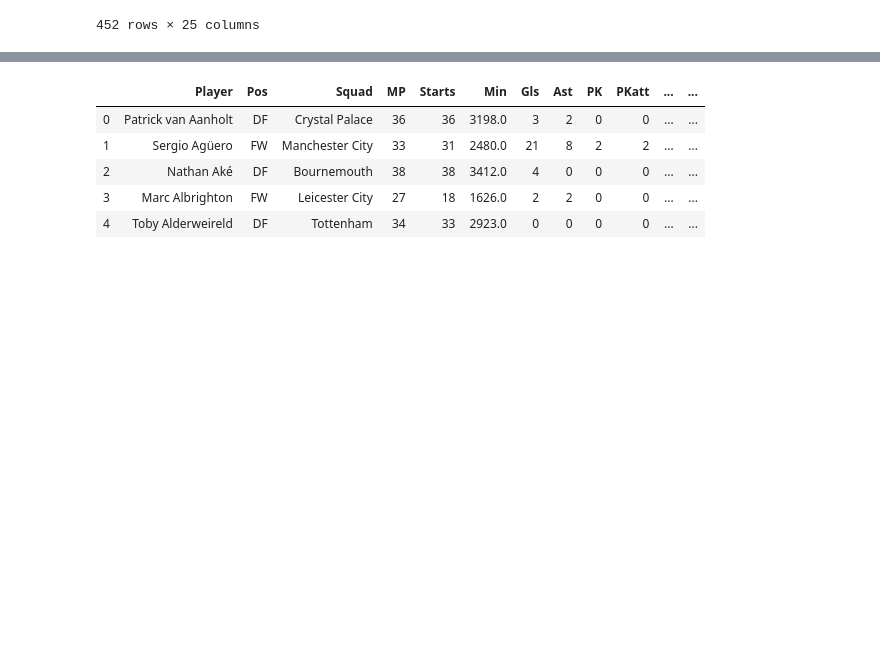
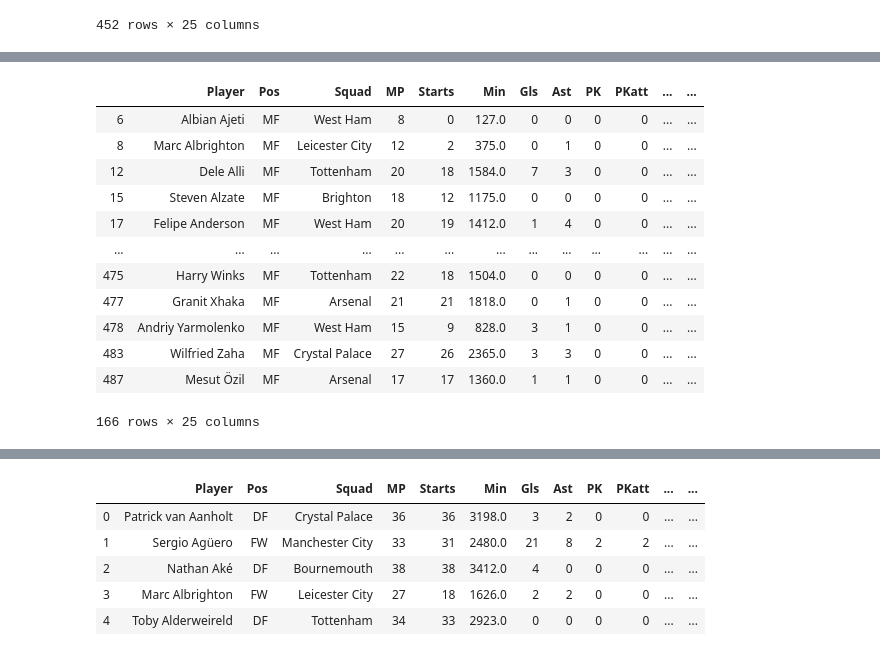
Before and after one commit to jbtrahin/soccer_masters, a Jupyter notebook: PL_data_sets.ipynb, the cells around one changed output, grey strips where cells are left out. Cells and saved outputs as stored; diff of their text form; code cells hidden in the pictures; blank space fills up the shorter version.

```diff
--- a/PL_data_sets.ipynb
+++ b/PL_data_sets.ipynb
@@ -160,0 +184,17 @@ FMD_19_20_df.to_csv(r'data/outfield_19_20.csv')
+# %%
+MID_19_20_df = FMD_19_20_df[FMD_19_20_df['Pos']=='MF']
+MID_19_20_df
+# %% [output]
+|  | Player | Pos | Squad | MP | Starts | Min | Gls | Ast | PK | PKatt | ... | ... |
+| 6 | Albian Ajeti | MF | West Ham | 8 | 0 | 127.0 | 0 | 0 | 0 | 0 | ... | ... |
+| 8 | Marc Albrighton | MF | Leicester City | 12 | 2 | 375.0 | 0 | 1 | 0 | 0 | ... | ... |
+| 12 | Dele Alli | MF | Tottenham | 20 | 18 | 1584.0 | 7 | 3 | 0 | 0 | ... | ... |
+| 15 | Steven Alzate | MF | Brighton | 18 | 12 | 1175.0 | 0 | 0 | 0 | 0 | ... | ... |
+| 17 | Felipe Anderson | MF | West Ham | 20 | 19 | 1412.0 | 1 | 4 | 0 | 0 | ... | ... |
+| ... | ... | ... | ... | ... | ... | ... | ... | ... | ... | ... | ... | ... |
+| 475 | Harry Winks | MF | Tottenham | 22 | 18 | 1504.0 | 0 | 0 | 0 | 0 | ... | ... |
+| 477 | Granit Xhaka | MF | Arsenal | 21 | 21 | 1818.0 | 0 | 1 | 0 | 0 | ... | ... |
+| 478 | Andriy Yarmolenko | MF | West Ham | 15 | 9 | 828.0 | 3 | 1 | 0 | 0 | ... | ... |
+| 483 | Wilfried Zaha | MF | Crystal Palace | 27 | 26 | 2365.0 | 3 | 3 | 0 | 0 | ... | ... |
+| 487 | Mesut Özil | MF | Arsenal | 17 | 17 | 1360.0 | 1 | 1 | 0 | 0 | ... | ... |
+166 rows × 25 columns
```
Also changed, not shown: parts of 65 cells of this notebook.
